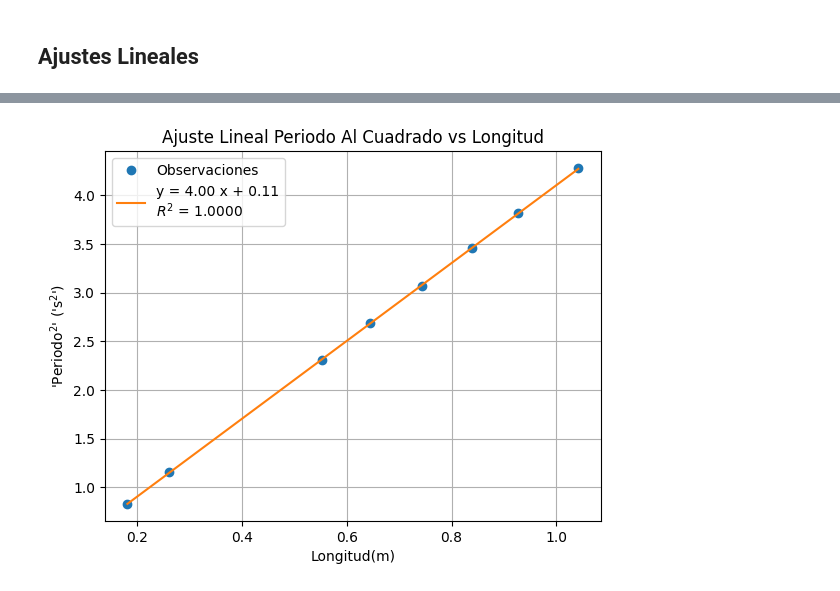
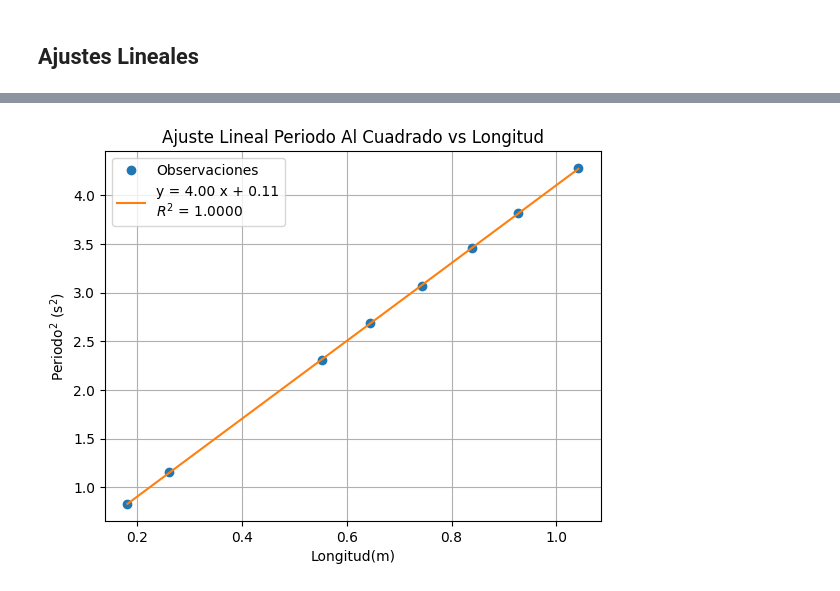
Before and after one commit to LecJackS/Mecanica-y-Termodinamica-2024-1C, a Jupyter notebook: Laboratorios/Labo03-04/Labo02.ipynb, the cells around one changed output, grey strips where cells are left out. Cells and saved outputs as stored; diff of their text form; code cells hidden in the pictures.

```diff
--- a/Laboratorios/Labo03-04/Labo02.ipynb
+++ b/Laboratorios/Labo03-04/Labo02.ipynb
@@ -559,22 +556,22 @@ Valor de g = 10.4362876293963 +- 0.13499788363257148
 # %%
 a, b, da, db = fit_with_curve_fit(lineal, incertezas['L'], incertezas['T2'], incertezas['d_T2'])
 
 R2 = 1 - np.sum((lineal(incertezas['L'], a, b) - incertezas['T2'])**2) / np.sum((incertezas['T2'] - np.mean(incertezas['T2']))**2)
 
 plt.plot(incertezas['L'], incertezas['T2'], 'o', label='Observaciones')
 
 plt.plot(incertezas['L'], lineal(incertezas['L'], a, b), label=f"y = {a:.2f} x + {b:.2f}\n"+r"$R^2$"+f" = {R2:.4f}")
 
-plt.xlabel(("Longitud(m)"))
-plt.ylabel((r"Periodo$^2$ (s$^2$)"))
+plt.xlabel("Longitud(m)")
+plt.ylabel(r"Periodo$^2$ (s$^2$)")
 plt.title("Ajuste Lineal Periodo Al Cuadrado vs Longitud")
 plt.legend()
 plt.grid()
 plt.show()
 
 # calculemos g
 g2 = 4*np.pi**2/a
 dg2 = 4*np.pi**2/a**2 * da
 print(f"Valor de g = {g2} +- {dg2}")
 # %% [output]
-[figure, old version]
+[figure, new version]
```
Also changed, not shown: parts of 3 cells of this notebook.
